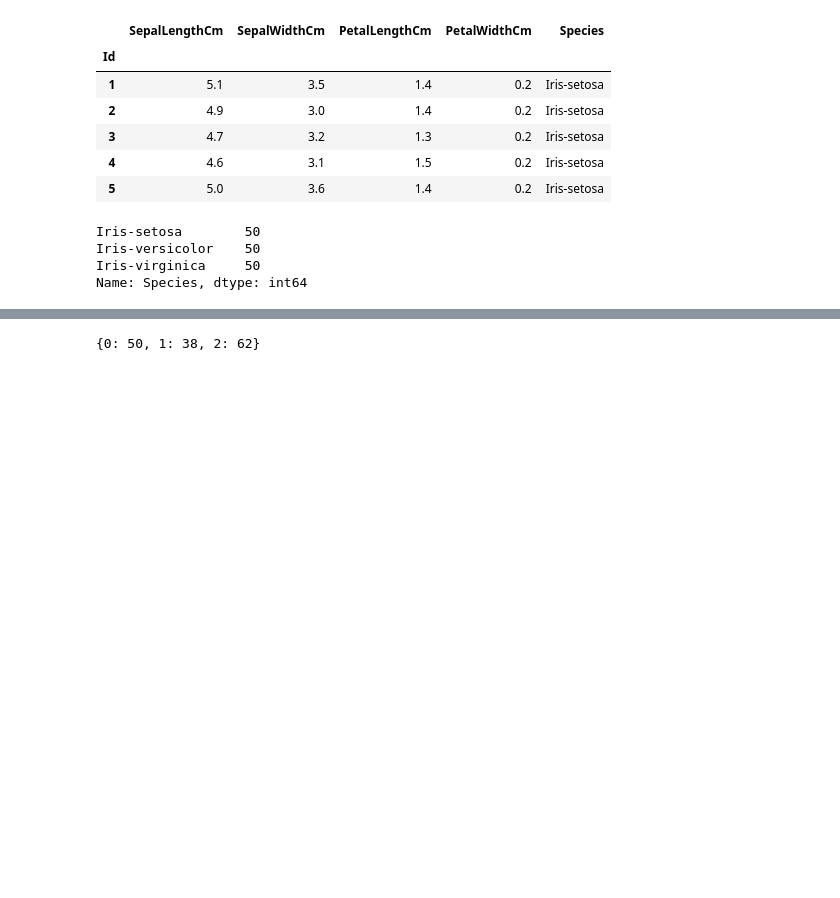
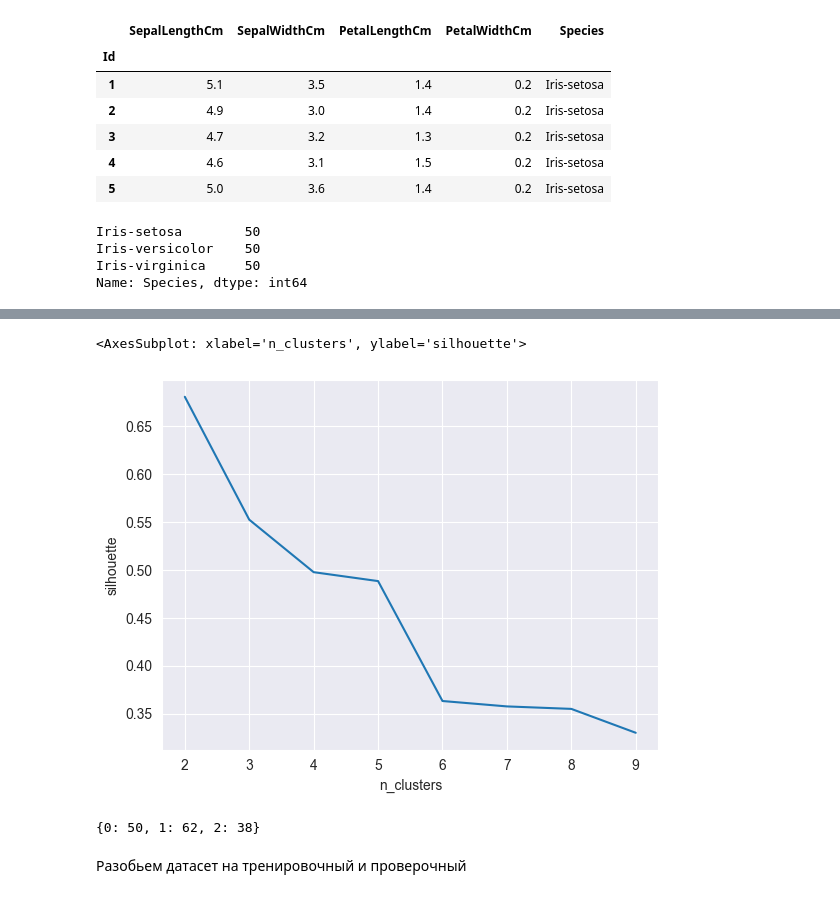
Before and after one commit to rejgan318/ml, a Jupyter notebook: notebooks/Clustering/KMeans_Clustering_Iris.ipynb, the cells around one changed output, grey strips where cells are left out. Cells and saved outputs as stored; diff of their text form; code cells hidden in the pictures; blank space fills up the shorter version.

```diff
--- a/notebooks/Clustering/KMeans_Clustering_Iris.ipynb
+++ b/notebooks/Clustering/KMeans_Clustering_Iris.ipynb
@@ -75 +80,6 @@ sns.lineplot(data=pd.DataFrame.from_records(stats, columns=['n_clusters', 'inert
+# %%
+sns.lineplot(data=pd.DataFrame.from_records(stats, columns=['n_clusters', 'inertia',  'n_iters', 'silhouette']), x='n_clusters', y='silhouette')
+# %% [output]
+<AxesSubplot: xlabel='n_clusters', ylabel='silhouette'>
+[figure, added]
 # %%
@@ -77,5 +87,7 @@ kmeans = KMeans(n_clusters=3).fit(data)
 # %%
 unique, counts = np.unique(kmeans.labels_, return_counts=True)
-dict(zip(unique, counts))
+print(dict(zip(unique, counts)))
 # %% [output]
-{0: 50, 1: 38, 2: 62}
+{0: 50, 1: 62, 2: 38}
+# %% [markdown]
+Разобьем датасет на тренировочный и проверочный
```
Also changed, not shown: parts of 6 cells of this notebook, 1 other file.
